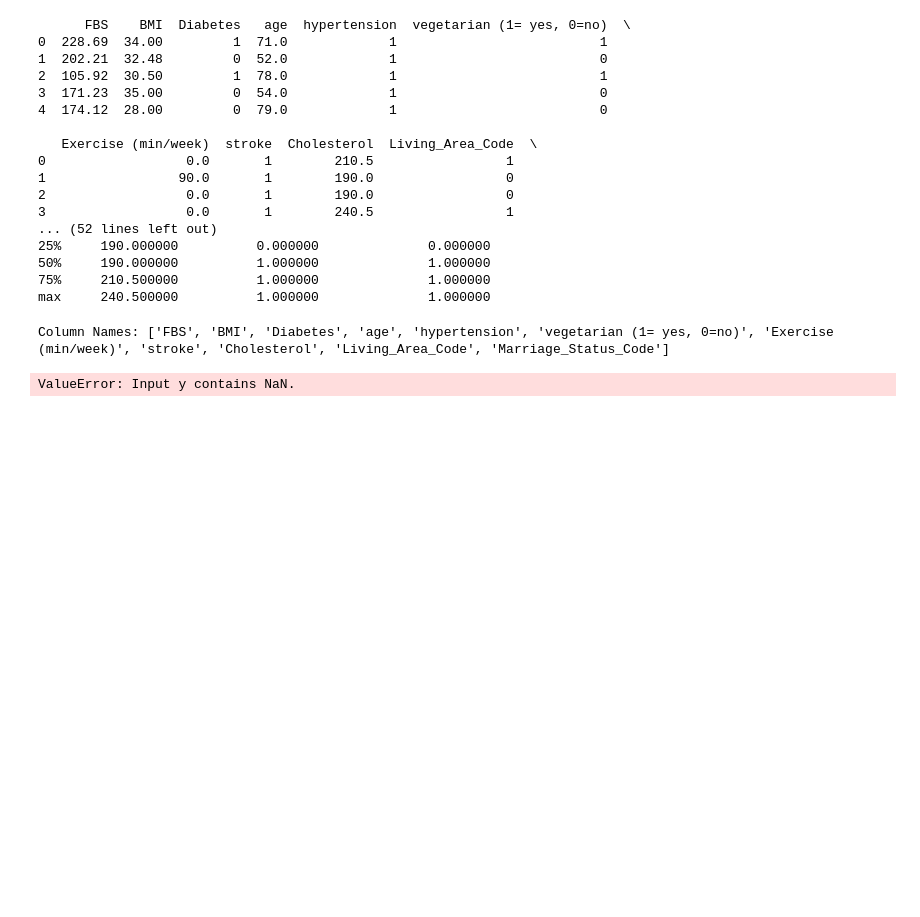
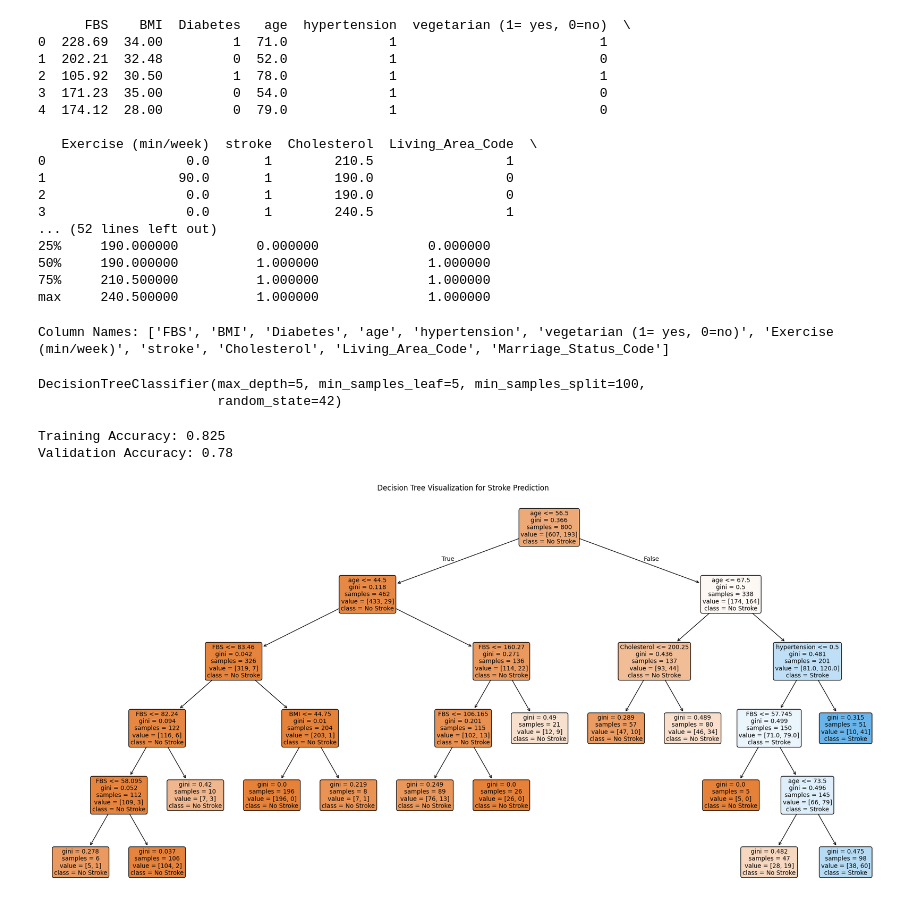
Before and after one commit to TK114-5354/Basic_principles_of_Artificial_intelligence, a Jupyter notebook: task1/task/task1.ipynb, the cells around one changed output. Cells and saved outputs as stored; diff of their text form; code cells hidden in the pictures; blank space fills up the shorter version.

```diff
--- a/task1/task/task1.ipynb
+++ b/task1/task/task1.ipynb
@@ -41,11 +36,44 @@ print("Column Names:", col_names)
 # %% [output]
 Column Names: ['FBS', 'BMI', 'Diabetes', 'age', 'hypertension', 'vegetarian (1= yes, 0=no)', 'Exercise (min/week)', 'stroke', 'Cholesterol', 'Living_Area_Code', 'Marriage_Status_Code']
 # %%
-x = data[col_names]  # Features
-y = data['disease']  # Target variable
-x_train, x_test, y_train, y_test = train_test_split(x, y, test_size=0.2, random_state=42) # 80% training and 20% test
+data_encoded = pd.get_dummies(data, drop_first=True)
+x = data_encoded.drop('stroke', axis=1)
+y = data_encoded['stroke']
+x_train, x_test, y_train, y_test = train_test_split(x, y, test_size=0.2, random_state=1) # 80% training and 20% test
 # %%
-clf = DecisionTreeClassifier()
+clf = DecisionTreeClassifier(
+    max_depth=5,
+    min_samples_split=100,
+    min_samples_leaf=5,
+    random_state=42,
+)
 clf.fit(x_train, y_train)
 # %% [output]
-ValueError: Input y contains NaN.
+DecisionTreeClassifier(max_depth=5, min_samples_leaf=5, min_samples_split=100,
+                       random_state=42)
+# %%
+print("Training Accuracy:", clf.score(x_train, y_train))
+print("Validation Accuracy:", clf.score(x_test, y_test))
+# %% [output]
+Training Accuracy: 0.825
+Validation Accuracy: 0.78
+# %%
+#Graph
+# 1. ตั้งค่าขนาดของภาพ (ปรับตัวเลขได้ถ้าภาพเล็กไป)
+plt.figure(figsize=(25, 12))
+
+# 2. วาดกราฟ
+plot_tree(
+    clf,              # ใส่โมเดลที่เราฝึกเสร็จแล้ว
+    feature_names=X.columns,      # ใส่ชื่อคอลัมน์เพื่อให้รูว่าโหนดนั้นเช็คค่าอะไร
+    class_names=['No Stroke', 'Stroke'], # ใส่ชื่อผลลัพธ์ (0=No Stroke, 1=Stroke)
+    filled=True,                  # ระบายสีตามความมั่นใจ (สีเข้ม=มั่นใจมาก)
+    rounded=True,                 # ทำให้กล่องมน ดูง่ายขึ้น
+    fontsize=10                   # ขนาดตัวอักษร
+)
+
+# 3. แสดงผล
+plt.title("Decision Tree Visualization for Stroke Prediction")
+plt.show()
+# %% [output]
+[figure, added]
```
Also changed, not shown: parts of 1 cell of this notebook.
